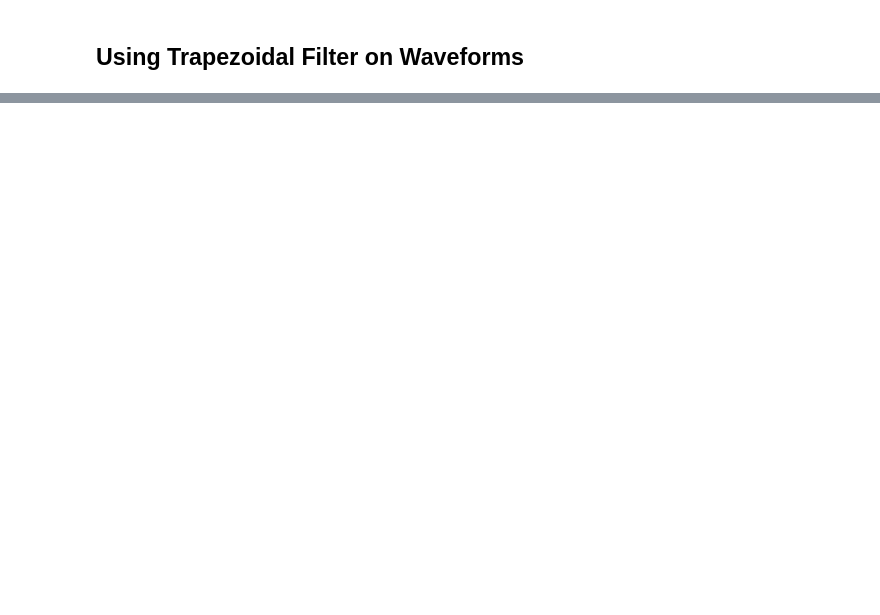
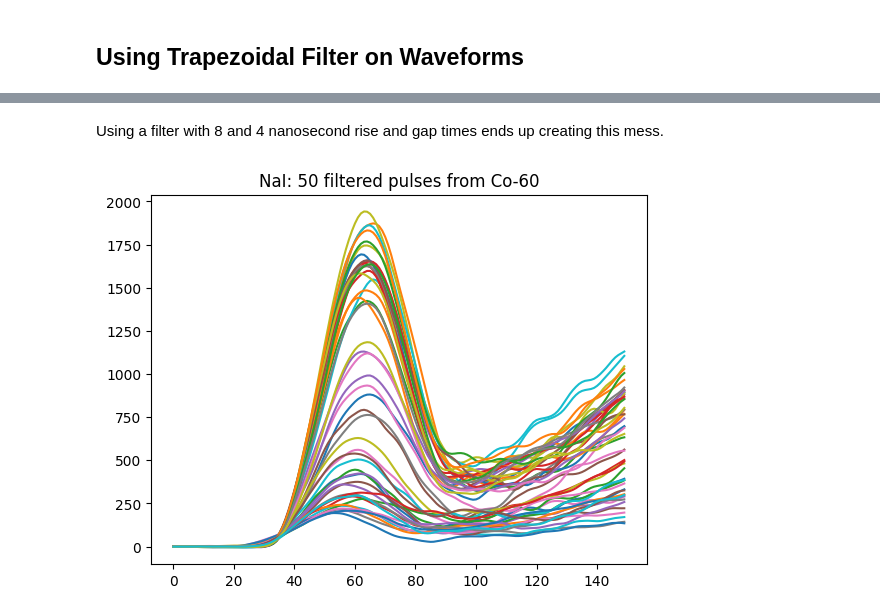
Before and after one commit to UCB-NE-204-2022/Devin_Thatcher_NE204, a Jupyter notebook: Lab2/Jupyter/NE204Lab2.ipynb, the cells around one changed output, grey strips where cells are left out. Saved outputs shown, nothing was run; the diff lists cells and outputs as text; code cells hidden in the pictures; blank space fills up the shorter version.

```diff
--- a/Lab2/Jupyter/NE204Lab2.ipynb
+++ b/Lab2/Jupyter/NE204Lab2.ipynb
@@ -235,0 +238,16 @@ plt.show()
+# %% [markdown]
+Using a filter with 8 and 4 nanosecond rise and gap times ends up creating this mess.
+# %%
+filelocation = r"C:\Users\devth\Documents\NE204Offline\NaI\Co60\NaI_Co60_120s.h5"
+events = 50
+XRange = 2000
+pulselength = 300
+preTrgrDly = 1000
+initFitValues = [1000, 0.001, 0]
+risetime = 20
+flattop = 10
+FilteredPulses(filelocation, events, XRange, pulselength, preTrgrDly, initFitValues, risetime, flattop, 1)
+plt.title('NaI: 50 filtered pulses from Co-60')
+plt.show()
+# %% [output]
+[figure, added]
```
Also changed, not shown: parts of 12 cells of this notebook, 1 other file.
